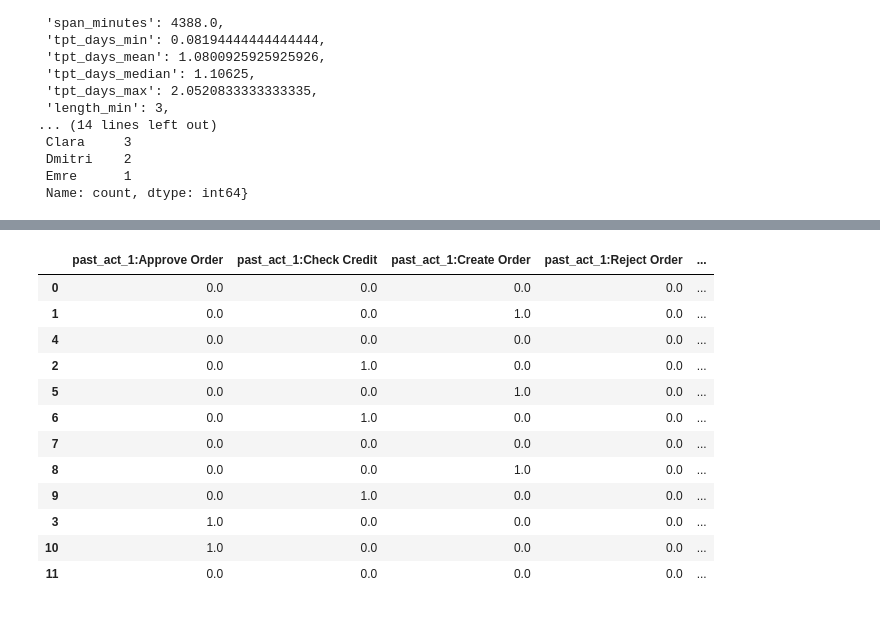
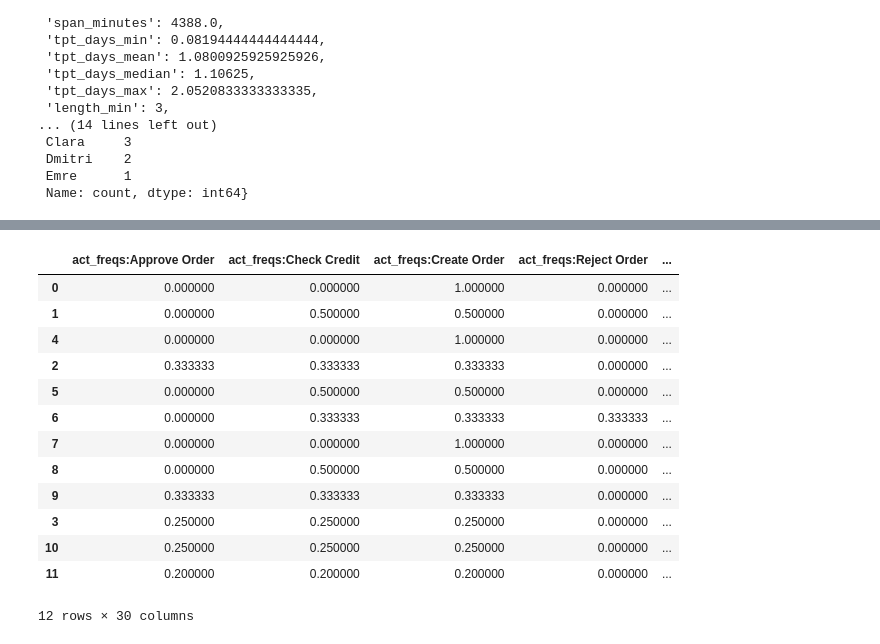
Before and after one commit to boraderen/thesis, a Jupyter notebook: notebooks/kairo-workspace/intra.ipynb, the cells around one changed output, grey strips where cells are left out. Saved outputs shown, nothing was run; the diff lists cells and outputs as text; code cells hidden in the pictures.

```diff
--- a/notebooks/kairo-workspace/intra.ipynb
+++ b/notebooks/kairo-workspace/intra.ipynb
@@ -73,17 +72,18 @@ Message(id='msg_011CfHAfry8F1twxswVtRPS1', container=None, content=[TextBlock(ci
 # %%
-features = kairo.compute_features_intra(log, ["past_acts"], sliding_window_size=1)
+features = kairo.compute_features_intra(log, sliding_window_size=1)
 features
 # %% [output]
-|  | past_act_1:Approve Order | past_act_1:Check Credit | past_act_1:Create Order | past_act_1:Reject Order | ... |
-| 0 | 0.0 | 0.0 | 0.0 | 0.0 | ... |
-| 1 | 0.0 | 0.0 | 1.0 | 0.0 | ... |
-| 4 | 0.0 | 0.0 | 0.0 | 0.0 | ... |
-| 2 | 0.0 | 1.0 | 0.0 | 0.0 | ... |
-| 5 | 0.0 | 0.0 | 1.0 | 0.0 | ... |
-| 6 | 0.0 | 1.0 | 0.0 | 0.0 | ... |
-| 7 | 0.0 | 0.0 | 0.0 | 0.0 | ... |
-| 8 | 0.0 | 0.0 | 1.0 | 0.0 | ... |
-| 9 | 0.0 | 1.0 | 0.0 | 0.0 | ... |
-| 3 | 1.0 | 0.0 | 0.0 | 0.0 | ... |
-| 10 | 1.0 | 0.0 | 0.0 | 0.0 | ... |
-| 11 | 0.0 | 0.0 | 0.0 | 0.0 | ... |
+|  | act_freqs:Approve Order | act_freqs:Check Credit | act_freqs:Create Order | act_freqs:Reject Order | ... |
+| 0 | 0.000000 | 0.000000 | 1.000000 | 0.000000 | ... |
+| 1 | 0.000000 | 0.500000 | 0.500000 | 0.000000 | ... |
+| 4 | 0.000000 | 0.000000 | 1.000000 | 0.000000 | ... |
+| 2 | 0.333333 | 0.333333 | 0.333333 | 0.000000 | ... |
+| 5 | 0.000000 | 0.500000 | 0.500000 | 0.000000 | ... |
+| 6 | 0.000000 | 0.333333 | 0.333333 | 0.333333 | ... |
+| 7 | 0.000000 | 0.000000 | 1.000000 | 0.000000 | ... |
+| 8 | 0.000000 | 0.500000 | 0.500000 | 0.000000 | ... |
+| 9 | 0.333333 | 0.333333 | 0.333333 | 0.000000 | ... |
+| 3 | 0.250000 | 0.250000 | 0.250000 | 0.000000 | ... |
+| 10 | 0.250000 | 0.250000 | 0.250000 | 0.000000 | ... |
+| 11 | 0.200000 | 0.200000 | 0.200000 | 0.000000 | ... |
+12 rows × 30 columns
```
Also changed, not shown: parts of 8 cells of this notebook, 13 other files.
